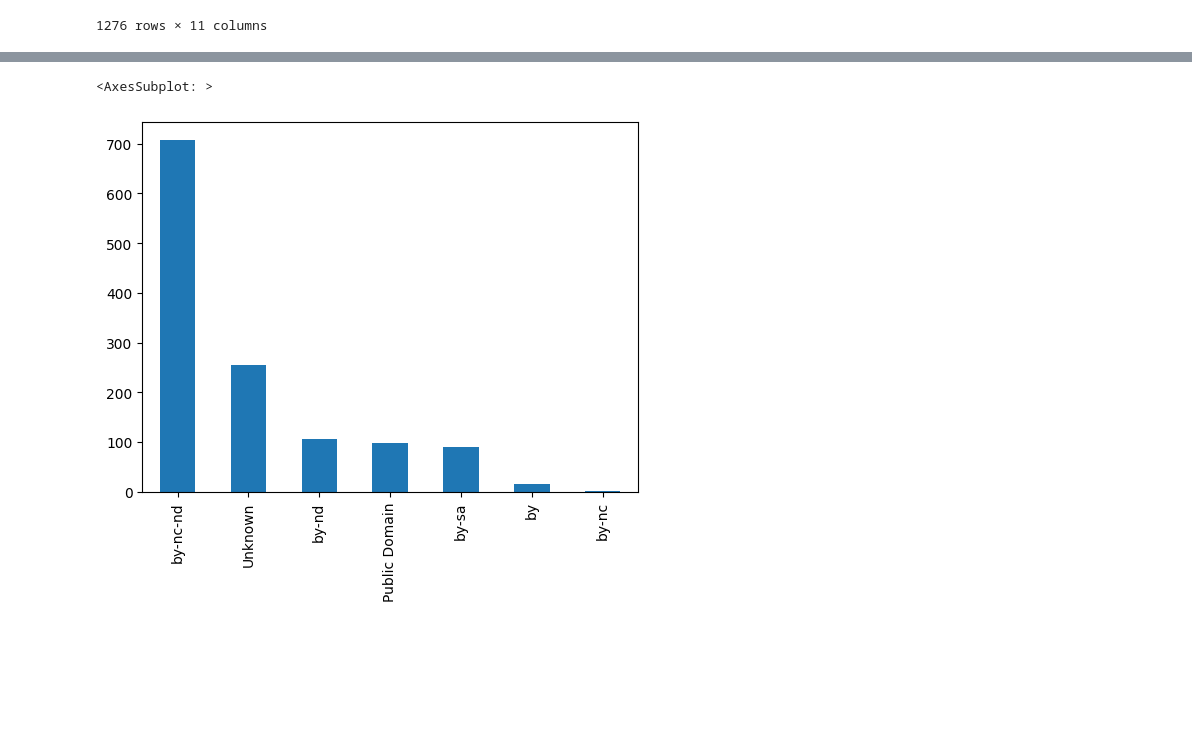
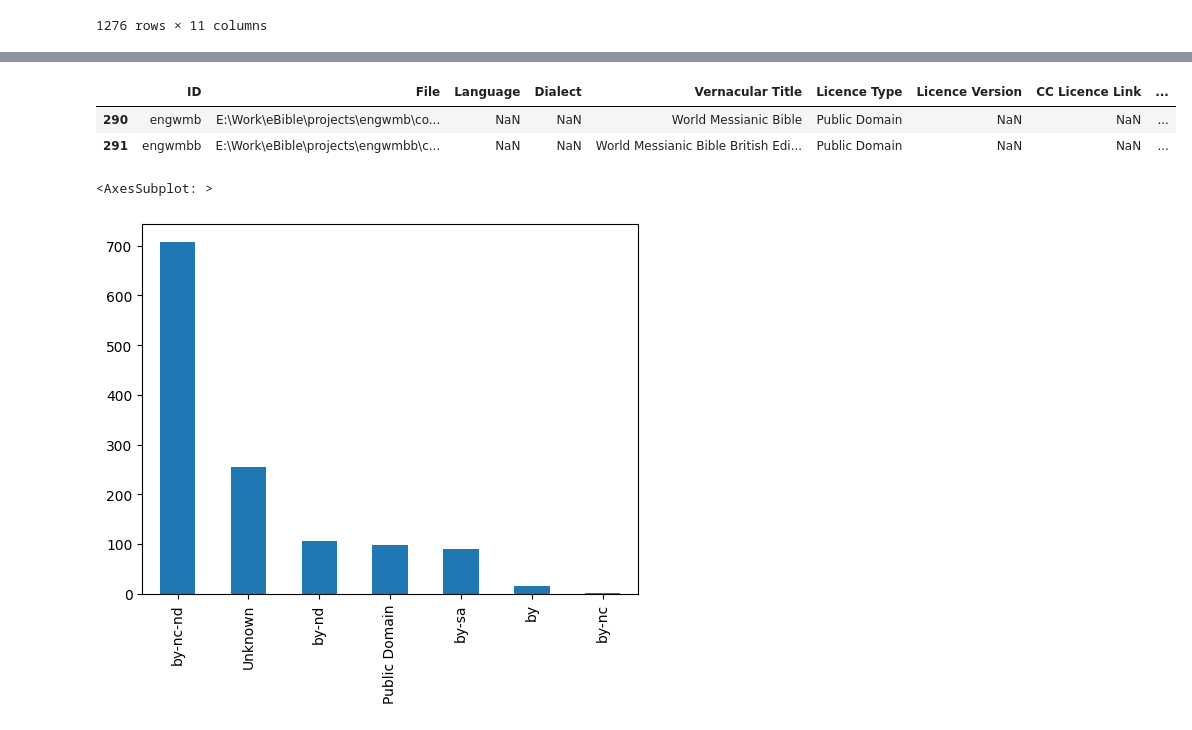
Before and after one commit to BibleNLP/ebible, a Jupyter notebook: code/notebooks/ebible-licenses-analysis.ipynb, the cells around one changed output, grey strips where cells are left out. Drawn from its saved outputs; the diff is of its cells as text; code cells hidden in the pictures; blank space fills up the shorter version.

```diff
--- a/code/notebooks/ebible-licenses-analysis.ipynb
+++ b/code/notebooks/ebible-licenses-analysis.ipynb
@@ -44,16 +32,9 @@ licenses_df[licenses_df['Licence Type'].notna()]
-# %%
-# Manually fix invalid rows:
-# https://ebible.org/Bible/details.php?id=engwmb
-# https://ebible.org/Bible/details.php?id=engwmbb
-
-licenses_df.loc[licenses_df['ID'].str.contains('engwmb'), 'Copyright Holder'] = 'Public Domain'
-# %%
-# Correctly set 'public domain' in License Type
-# pd.set_option('display.max_rows', 10)
-licenses_df.loc[licenses_df['Copyright Holder'].str.contains("Public") == True, 'Licence Type'] = 'public'
-# %%
-# Correctly set values for 'unknown' Licence Type
-licenses_df.loc[licenses_df['Licence Type'].isna(), 'Licence Type'] = 'unknown'
+# %%
+licenses_df[licenses_df['ID'].str.contains('engwmb')]
+# %% [output]
+|  | ID | File | Language | Dialect | Vernacular Title | Licence Type | Licence Version | CC Licence Link | ... |
+| 290 | engwmb | E:\Work\eBible\projects\engwmb\co... | NaN | NaN | World Messianic Bible | Public Domain | NaN | NaN | ... |
+| 291 | engwmbb | E:\Work\eBible\projects\engwmbb\c... | NaN | NaN | World Messianic Bible British Edi... | Public Domain | NaN | NaN | ... |
 # %%
 # Plot results
 fig, ax = plt.subplots()
```
Also changed, not shown: parts of 3 cells of this notebook.
